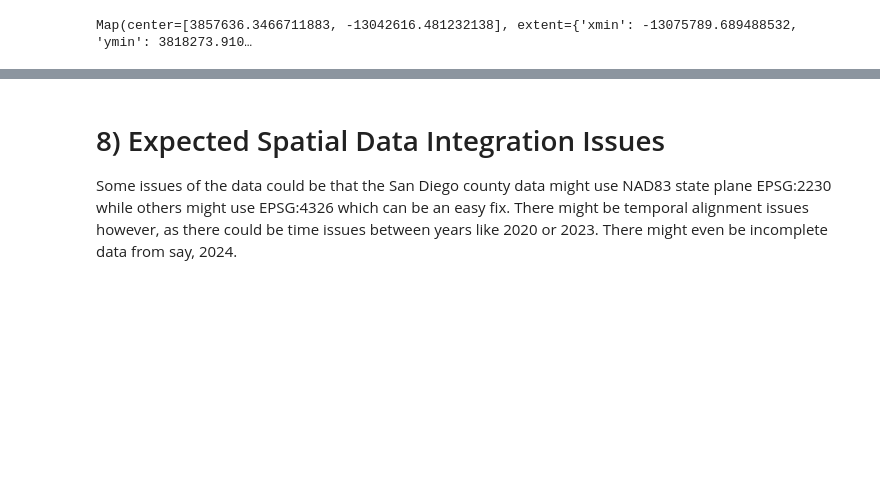
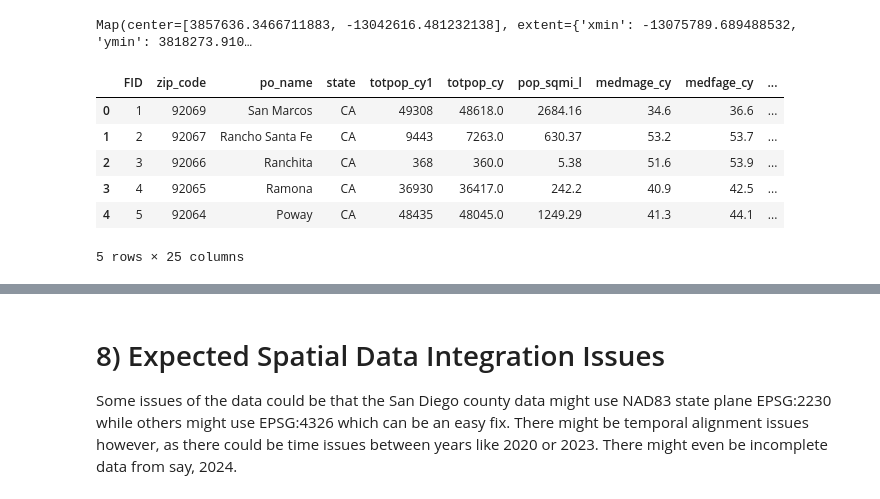
Before and after one commit to kev374k/dsc170_final_project, a Jupyter notebook: project.ipynb, the cells around one changed output, grey strips where cells are left out. Drawn from its saved outputs; the diff is of its cells as text; code cells hidden in the pictures; blank space fills up the shorter version.

```diff
--- a/project.ipynb
+++ b/project.ipynb
@@ -798,3 +808,13 @@ map6.legend.enabled = True
 map6
 # %% [output]
 Map(center=[3857636.3466711883, -13042616.481232138], extent={'xmin': -13075789.689488532, 'ymin': 3818273.910…
+# %%
+enriched_sdf.head(5)
+# %% [output]
+|  | FID | zip_code | po_name | state | totpop_cy1 | totpop_cy | pop_sqmi_l | medmage_cy | medfage_cy | ... |
+| 0 | 1 | 92069 | San Marcos | CA | 49308 | 48618.0 | 2684.16 | 34.6 | 36.6 | ... |
+| 1 | 2 | 92067 | Rancho Santa Fe | CA | 9443 | 7263.0 | 630.37 | 53.2 | 53.7 | ... |
+| 2 | 3 | 92066 | Ranchita | CA | 368 | 360.0 | 5.38 | 51.6 | 53.9 | ... |
+| 3 | 4 | 92065 | Ramona | CA | 36930 | 36417.0 | 242.2 | 40.9 | 42.5 | ... |
+| 4 | 5 | 92064 | Poway | CA | 48435 | 48045.0 | 1249.29 | 41.3 | 44.1 | ... |
+5 rows × 25 columns
```
Also changed, not shown: parts of 34 cells of this notebook.
